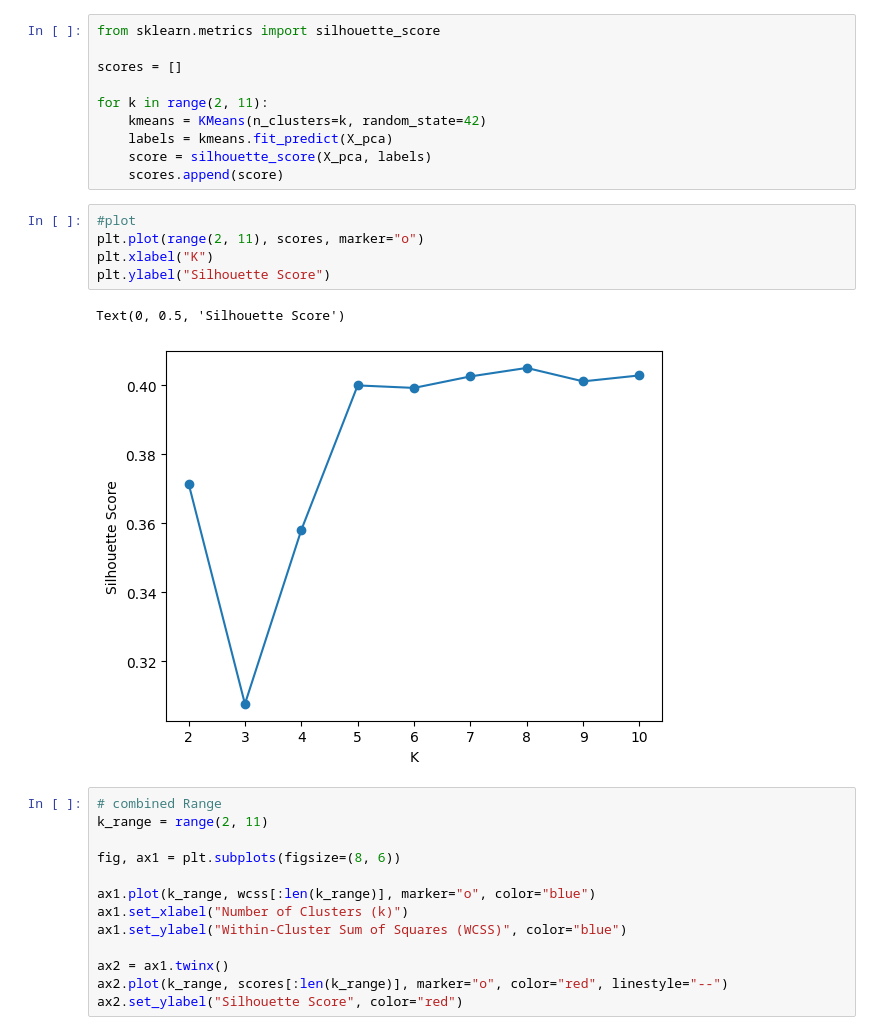
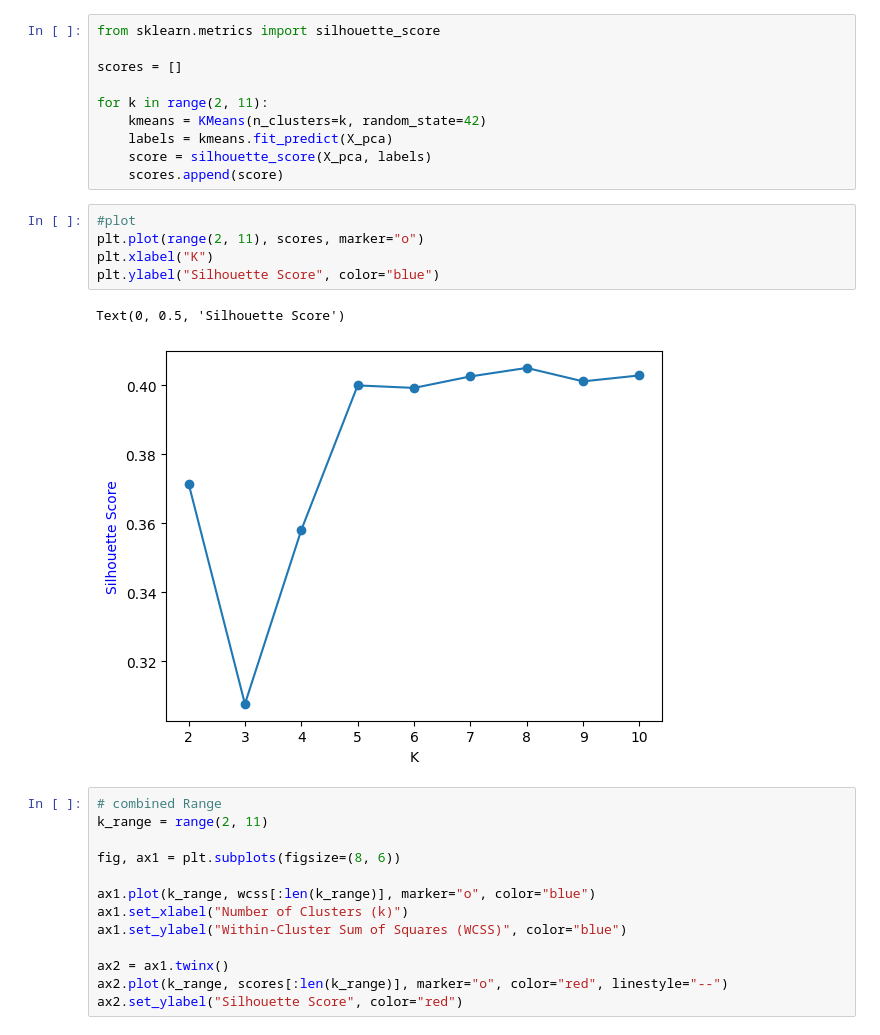
Before and after one commit to KARTHIKAKRISHNA123/seg-wise, a Jupyter notebook: notebooks/seg-wise.ipynb, the cells around one changed output. Drawn from its saved outputs; the diff is of its cells as text.

```diff
--- a/notebooks/seg-wise.ipynb
+++ b/notebooks/seg-wise.ipynb
@@ -476,11 +476,11 @@ for k in range(2, 11):
 # %%
 #plot
 plt.plot(range(2, 11), scores, marker="o")
 plt.xlabel("K")
-plt.ylabel("Silhouette Score")
+plt.ylabel("Silhouette Score", color="blue")
 # %% [output]
 Text(0, 0.5, 'Silhouette Score')
-[figure, old version]
+[figure, new version]
 # %%
 # combined Range
 k_range = range(2, 11)
```
Also changed, not shown: parts of 4 cells of this notebook, 1 other file.
